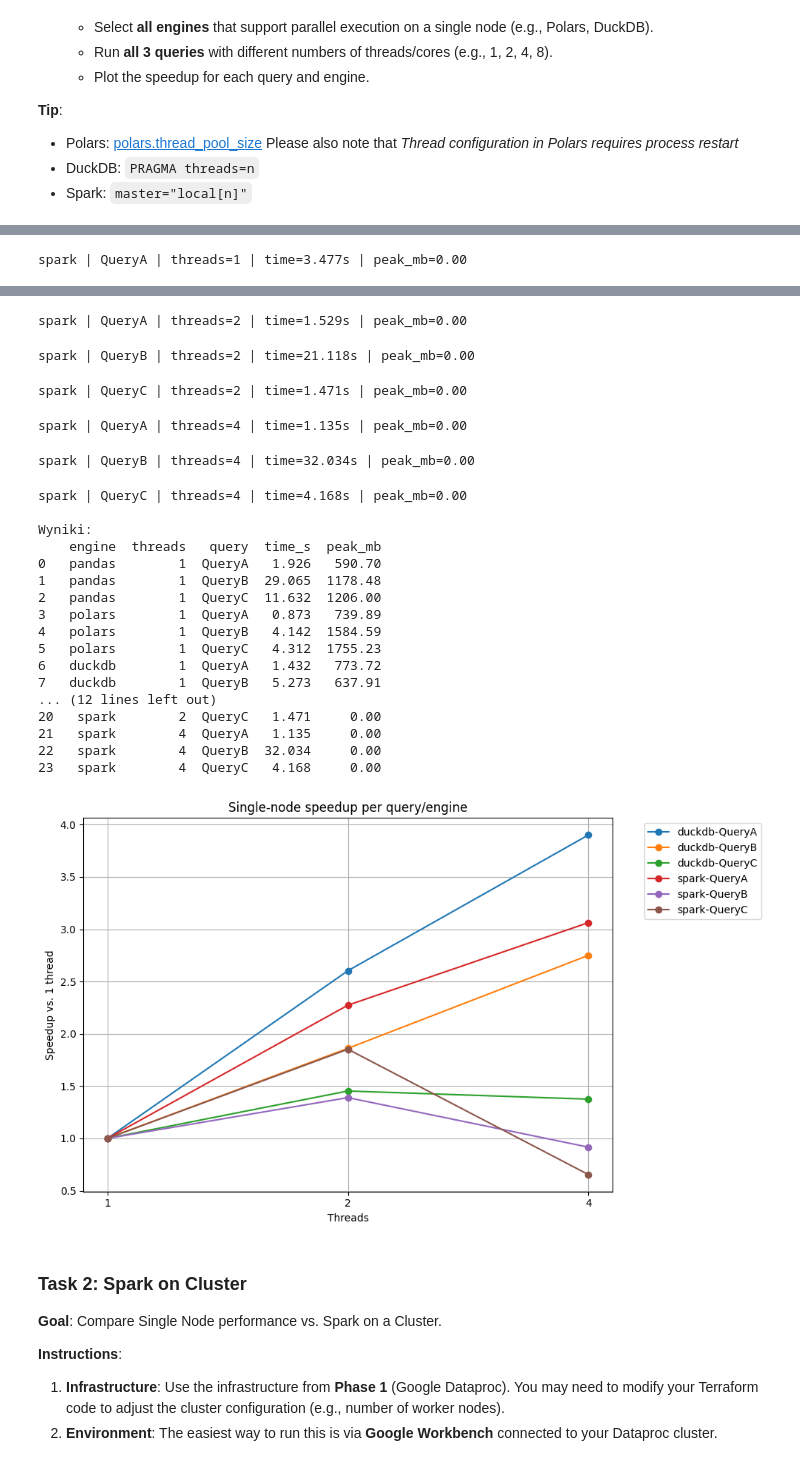
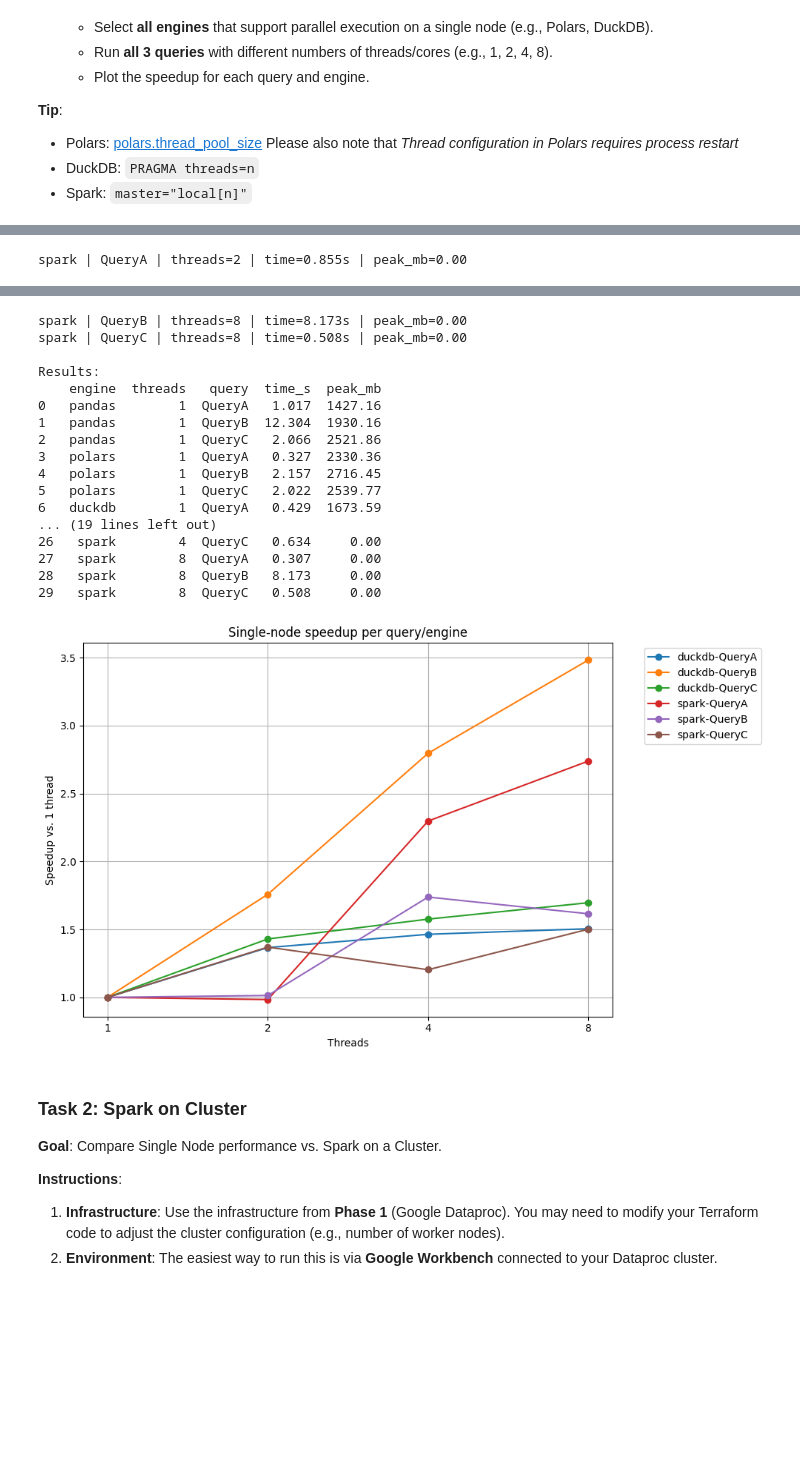
Before and after one commit to FilipBudzynski/tbd-workshop-1, a Jupyter notebook: notebooks/tbd_phase_2.ipynb, the cells around one changed output, grey strips where cells are left out. Cells and saved outputs as stored; diff of their text form; code cells hidden in the pictures; blank space fills up the shorter version.

Commit message:
Add fixed benchmark

```diff
--- a/notebooks/tbd_phase_2.ipynb
+++ b/notebooks/tbd_phase_2.ipynb
@@ -204,11 +202,9 @@ import matplotlib.pyplot as plt
 from pyspark.sql import SparkSession, functions as F, Window
 from memory_profiler import memory_usage
 
-# --- Konfiguracja i Dane ---
 DATA_PATH = "social_media_data.parquet"
-THREADS_TO_TEST = [1, 2, 4]
+THREADS_TO_TEST = [1, 2, 4, 8]
 
-# Wczytanie danych (jednorazowo dla pd/pl, Spark wczytuje w pętli)
 _dim_pd = pd.DataFrame({
     "category": ["Tech", "Health", "Travel", "Food", "Fashion", "Politics", "Sports"],
     "weight": [1.2, 0.9, 1.1, 1.0, 1.05, 0.95, 1.15]
@@ -218,17 +214,14 @@ _dim_pl = pl.from_pandas(_dim_pd)
 df_pd = pd.read_parquet(DATA_PATH)
 df_pl = pl.read_parquet(DATA_PATH)
 
-# DuckDB Setup
 _duck = duckdb.connect()
 _duck.execute(f"CREATE OR REPLACE TABLE posts AS SELECT * FROM '{DATA_PATH}'")
 _duck.register("dim_category", _dim_pd)
 
-# Zmienne globalne dla Sparka (inicjalizowane później)
 spark = None
 df_spark = None
 _dim_spark = None
 
-# --- Definicje Zapytań ---
 
 def query_a_pd():
     return df_pd.groupby("category").agg({"likes": "mean", "views": "mean"})
@@ -246,7 +239,6 @@ def query_a_duck():
 def query_a_spark():
     return df_spark.groupBy("category").agg(F.avg("likes"), F.avg("views")).collect()
 
-# ---
 
 def query_b_pd():
     return (
@@ -287,7 +279,6 @@ def query_b_spark():
         .collect()
     )
 
-# ---
 
 def query_c_pd():
     return (
@@ -315,8 +306,6 @@ def query_c_duck():
     """).fetch_df()
 
 def query_c_spark():
-    # Rejestracja DataFrame'a wymiarów, jeśli nie istnieje w sesji
-    # (W Sparku createDataFrame jest kosztowne, robimy to po restarcie sesji)
     local_dim = spark.createDataFrame(_dim_pd)
     return (
         df_spark.join(local_dim, on="category")
@@ -332,22 +321,19 @@ QUERIES = {
     "QueryC": {"pandas": query_c_pd, "polars": query_c_pl, "duckdb": query_c_duck, "spark": query_c_spark},
 }
 
-# ------------------ Benchmark Helpers (POPRAWIONE) ------------------
 
 def _set_duck_threads(n):
     _duck.execute(f"PRAGMA threads={n}")
 
 def _rebuild_spark(n):
     global spark, df_spark
-    # Bezpieczne zatrzymanie
     try:
         if 'spark' in globals() and spark:
             spark.stop()
-            time.sleep(2) # Czekamy na zwolnienie portów
+            time.sleep(2)
     except:
         pass
 
-    # Konfiguracja pod stabilność
     spark = SparkSession.builder \
         .appName("BenchmarkLab") \
         .master(f"local[{n}]") \
@@ -362,54 +348,45 @@ def _rebuild_spark(n):
     df_spark = spark.read.parquet(DATA_PATH)
 
 def _bench(run_fn, engine):
-    """
-    Specjalna wersja benchmarku.
-    Dla Sparka NIE używamy memory_profiler, bo zrywa on połączenie z JVM (ConnectionRefused).
-    """
     t0 = time.time()
 
     if engine == "spark":
-        # Tylko pomiar czasu dla Sparka
         try:
             run_fn()
             elapsed = time.time() - t0
-            peak_mem = 0.0 # Brak danych o pamięci, żeby nie crashować
+            peak_mem = 0.0
         except Exception as e:
             print(f"!!! SPARK ERROR: {e}")
             elapsed = 0.0
             peak_mem = 0.0
     else:
-        # Standardowy pomiar dla reszty
         mem_trace, _ = memory_usage((run_fn, (), {}), retval=True, include_children=True, max_iterations=1)
         elapsed = time.time() - t0
         peak_mem = max(mem_trace)
 
     return elapsed, peak_mem
 
-# ------------------ Pętla Wykonawcza ------------------
 
 results = []
 
-print("Rozpoczynam benchmark...")
+print("Starting benchmark")
 
 for engine in ["pandas", "polars", "duckdb", "spark"]:
     thread_options = THREADS_TO_TEST if engine in ("duckdb", "spark") else [None]
 
     for threads in thread_options:
-        # Setup silnika
         if engine == "duckdb":
             _set_duck_threads(threads)
         if engine == "spark":
             try:
                 _rebuild_spark(threads)
             except Exception as e:
-                print(f"Nie udało się uruchomić Sparka ({threads} threads): {e}")
+                print(f"Cannot run Spark ({threads} threads): {e}")
                 continue
 
         for qname, registry in QUERIES.items():
             fn = registry[engine]
             try:
-                # Przekazujemy engine do bench, aby obsłużyć wyjątek Sparka
                 elapsed, peak_mem = _bench(fn, engine)
 
                 results.append({
@@ -423,21 +400,17 @@ for engine in ["pandas", "polars", "duckdb", "spark"]:
             except Exception as e:
                 print(f"CRASH: {engine} - {qname}: {e}")
 
-# ------------------ Wyniki i Wykres ------------------
 
 benchmark_df = pd.DataFrame(results)
-print("\nWyniki:")
+print("\nResults:")
 print(benchmark_df)
 
 if not benchmark_df.empty:
     plot_df = benchmark_df[benchmark_df["threads"] >= 1]
     fig, ax = plt.subplots(figsize=(10, 6))
-
-    # Filtrujemy tylko te, które mają >1 wynik (czyli skalowalne silniki)
     for (engine, query), grp in plot_df.groupby(["engine", "query"]):
         if len(grp) > 1:
             base = grp.loc[grp["threads"] == grp["threads"].min(), "time_s"].iloc[0]
-            # Zabezpieczenie przed dzieleniem przez zero
             if base > 0:
                 ax.plot(grp["threads"], base / grp["time_s"], marker="o", label=f"{engine}-{query}")
 
@@ -472 +450 @@ duckdb | QueryC | threads=4 | time=0.576s | peak_mb=600.83
-spark | QueryA | threads=1 | time=3.477s | peak_mb=0.00
+spark | QueryA | threads=2 | time=0.855s | peak_mb=0.00
@@ -475,26 +457,21 @@ spark | QueryC | threads=1 | time=2.725s | peak_mb=0.00
-spark | QueryA | threads=2 | time=1.529s | peak_mb=0.00
+spark | QueryB | threads=8 | time=8.173s | peak_mb=0.00
+spark | QueryC | threads=8 | time=0.508s | peak_mb=0.00
+
+Results:
+    engine  threads   query  time_s  peak_mb
+0   pandas        1  QueryA   1.017  1427.16
+1   pandas        1  QueryB  12.304  1930.16
+2   pandas        1  QueryC   2.066  2521.86
+3   polars        1  QueryA   0.327  2330.36
+4   polars        1  QueryB   2.157  2716.45
+5   polars        1  QueryC   2.022  2539.77
+6   duckdb        1  QueryA   0.429  1673.59
+... (19 lines left out)
+26   spark        4  QueryC   0.634     0.00
+27   spark        8  QueryA   0.307     0.00
+28   spark        8  QueryB   8.173     0.00
+29   spark        8  QueryC   0.508     0.00
-spark | QueryB | threads=2 | time=21.118s | peak_mb=0.00
-spark | QueryC | threads=2 | time=1.471s | peak_mb=0.00
-spark | QueryA | threads=4 | time=1.135s | peak_mb=0.00
-spark | QueryB | threads=4 | time=32.034s | peak_mb=0.00
-spark | QueryC | threads=4 | time=4.168s | peak_mb=0.00
-
-Wyniki:
-    engine  threads   query  time_s  peak_mb
-0   pandas        1  QueryA   1.926   590.70
-1   pandas        1  QueryB  29.065  1178.48
-2   pandas        1  QueryC  11.632  1206.00
-3   polars        1  QueryA   0.873   739.89
-4   polars        1  QueryB   4.142  1584.59
-5   polars        1  QueryC   4.312  1755.23
-6   duckdb        1  QueryA   1.432   773.72
-7   duckdb        1  QueryB   5.273   637.91
-... (12 lines left out)
-20   spark        2  QueryC   1.471     0.00
-21   spark        4  QueryA   1.135     0.00
-22   spark        4  QueryB  32.034     0.00
-23   spark        4  QueryC   4.168     0.00
-[figure, old version]
+[figure, new version]
 # %% [markdown]
 ### Task 2: Spark on Cluster
 
```
Also changed, not shown: parts of 3 cells of this notebook.
